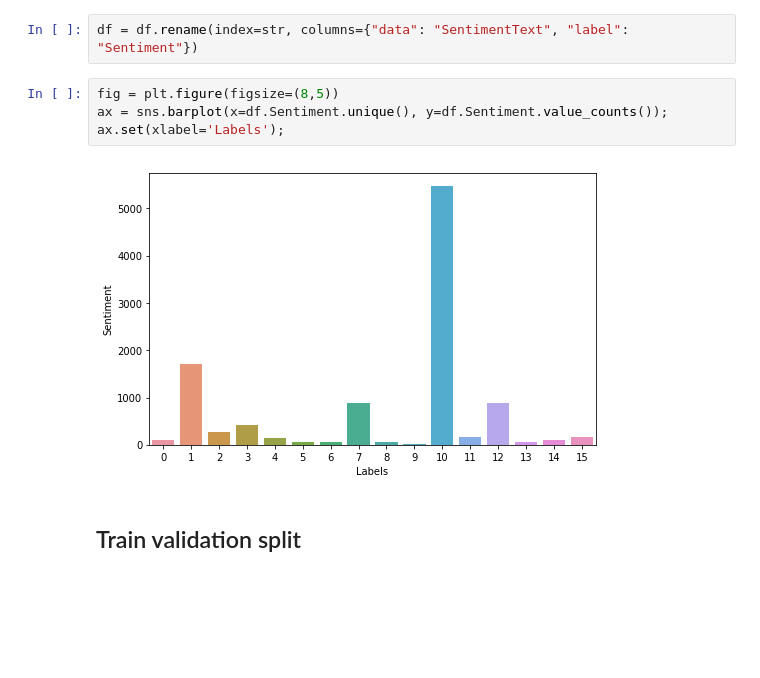
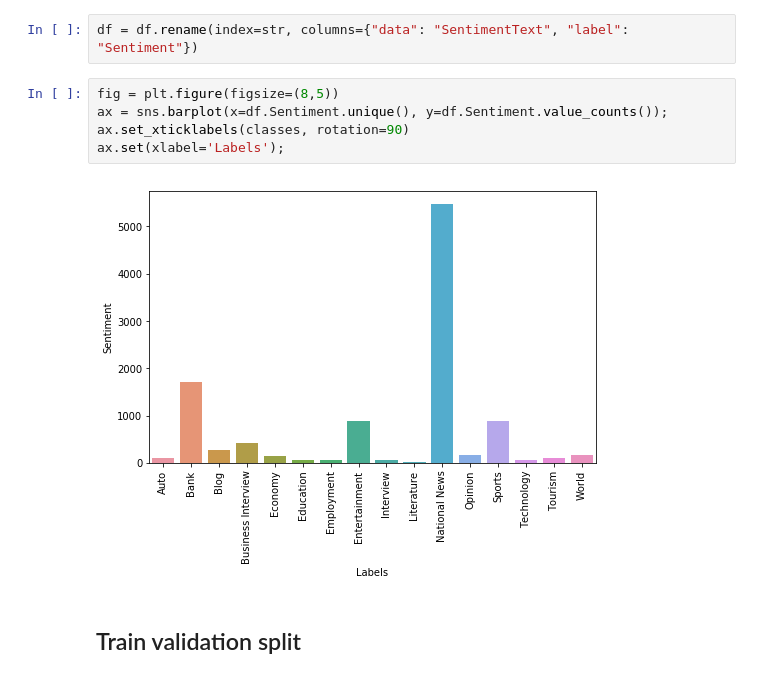
Before and after one commit to datafiction/oya-nepali-nlp, a Jupyter notebook: deep_nepali_news_classification.ipynb, the cells around one changed output. Saved outputs shown, nothing was run; the diff lists cells and outputs as text; blank space fills up the shorter version.

```diff
--- a/deep_nepali_news_classification.ipynb
+++ b/deep_nepali_news_classification.ipynb
@@ -81,9 +85,10 @@ df = df.rename(index=str, columns={"data": "SentimentText", "label": "Sentiment"
 # %%
 fig = plt.figure(figsize=(8,5))
 ax = sns.barplot(x=df.Sentiment.unique(), y=df.Sentiment.value_counts());
+ax.set_xticklabels(classes, rotation=90)
 ax.set(xlabel='Labels');
 # %% [output]
-[figure, old version]
+[figure, new version]
 # %% [markdown]
 ## Train validation split
 # %% [markdown]
```
Also changed, not shown: parts of 48 cells of this notebook.
